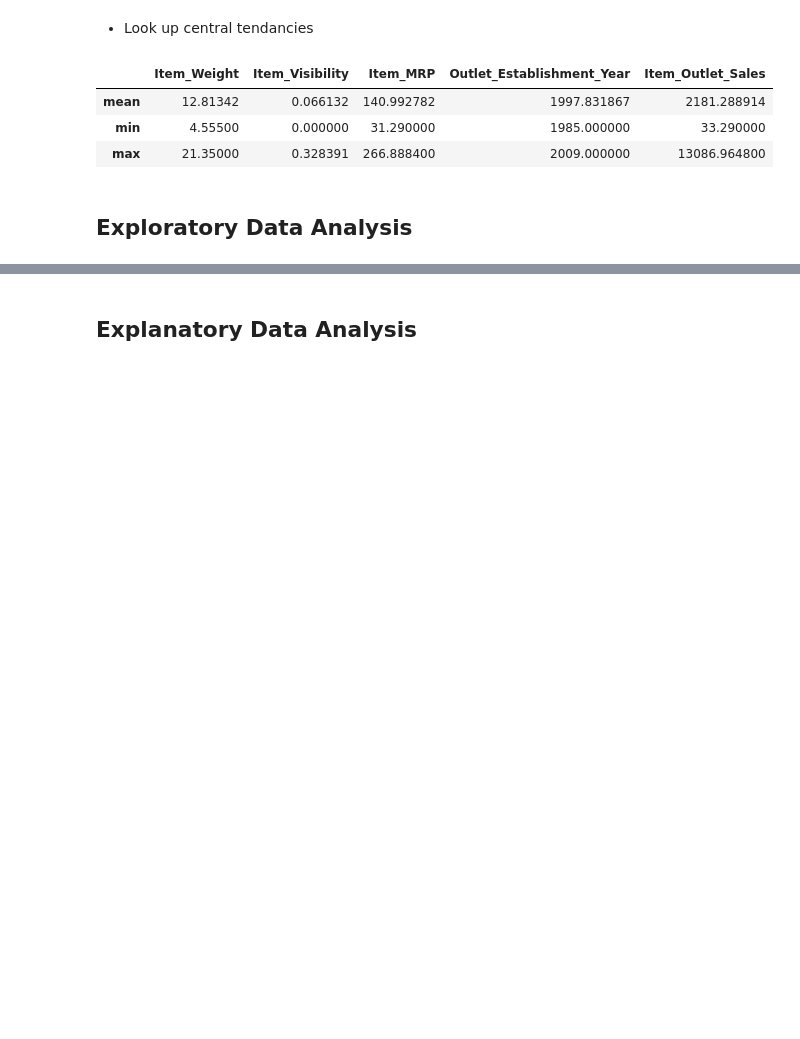
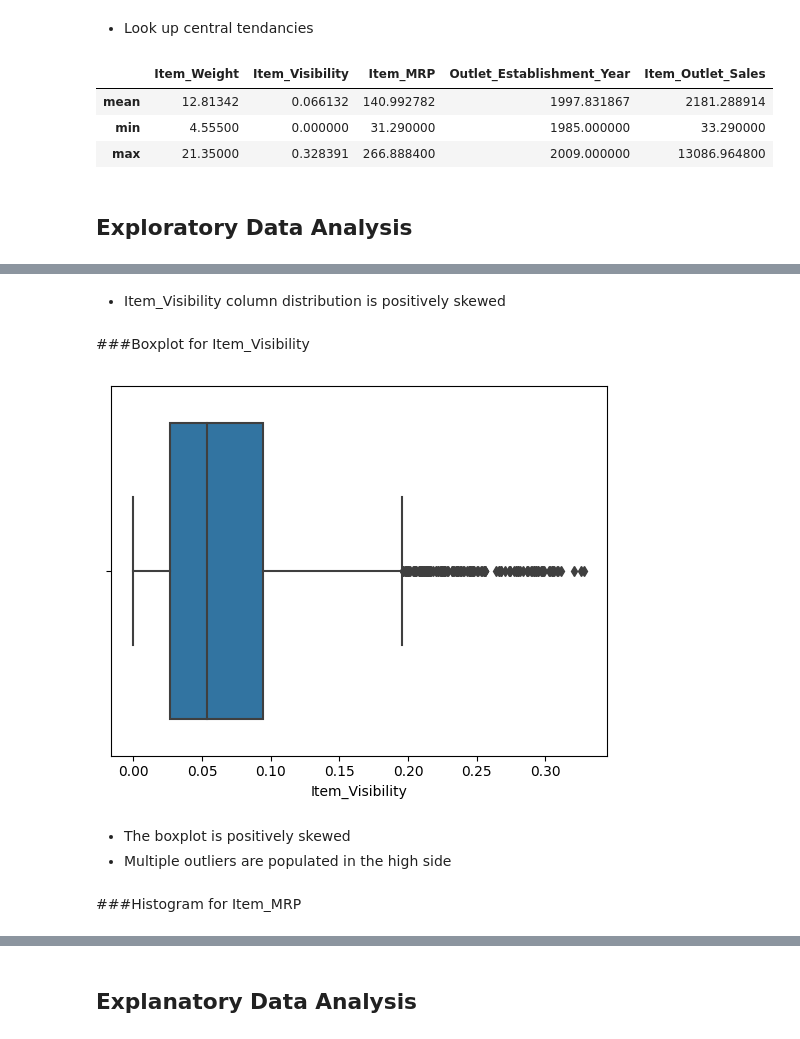
Before and after one commit to samangelap/Prediction-of-Sales, a Jupyter notebook: Prediction_of_Sales.ipynb, the cells around one changed output, grey strips where cells are left out. Drawn from its saved outputs; the diff is of its cells as text; code cells hidden in the pictures; blank space fills up the shorter version.

```diff
--- a/Prediction_of_Sales.ipynb
+++ b/Prediction_of_Sales.ipynb
@@ -333,0 +404,13 @@ stats.loc[['mean','min','max']]
+# %% [markdown]
+- Item_Visibility column distribution is positively skewed
+# %% [markdown]
+###Boxplot for Item_Visibility
+# %%
+ax = sns.boxplot(data = df_sales, x = 'Item_Visibility')
+# %% [output]
+[figure, added]
+# %% [markdown]
+- The boxplot is positively skewed
+- Multiple outliers are populated in the high side
+# %% [markdown]
+###Histogram for Item_MRP
```
Also changed, not shown: parts of 35 cells of this notebook.
